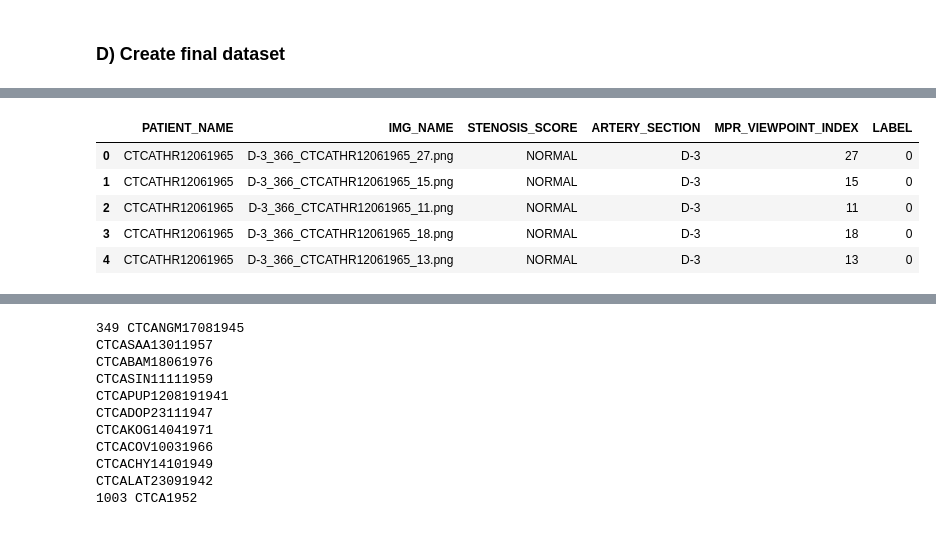
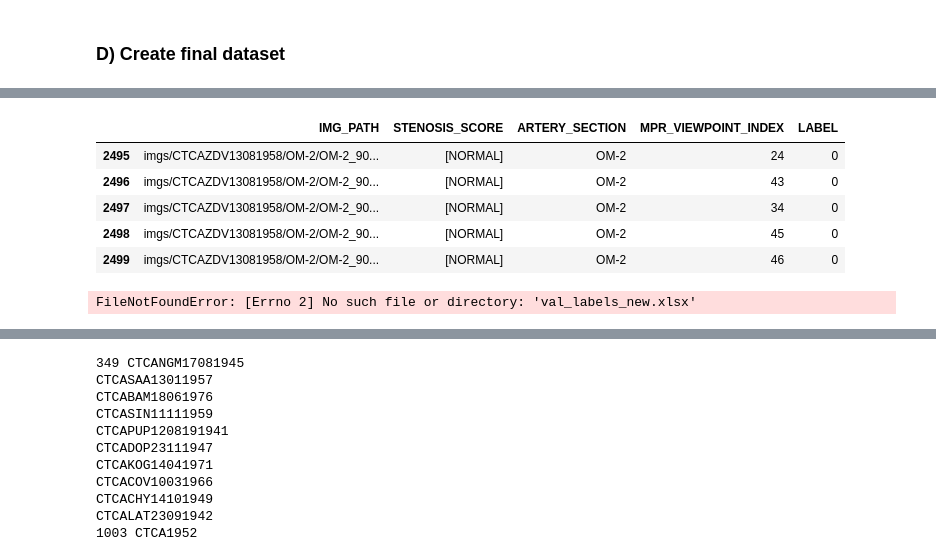
Before and after one commit to chrislee2012/CoronaryArteryStenosLevelClassification, a Jupyter notebook: notebooks/get_dataset_whole_process.ipynb, the cells around one changed output, grey strips where cells are left out. Cells and saved outputs as stored; diff of their text form; code cells hidden in the pictures.

```diff
--- a/notebooks/get_dataset_whole_process.ipynb
+++ b/notebooks/get_dataset_whole_process.ipynb
@@ -677 +924,3 @@ file_names_reports = list(reports['PATIENT_ID'])
+# %%
+file_names = os.listdir(PATH_TO_RENAME)
 # %%
@@ -781,6 +1033,8 @@ move_dataset_part(DATASET_PART_NAME, val_part, PATH_TO_DATA, PATH_TO_MOVE)
 train_files = os.listdir('/home/petryshak/CoronaryArteryPlaqueIdentification/data/binary_classification_only_lad/train')
 val_files = os.listdir('/home/petryshak/CoronaryArteryPlaqueIdentification/data/binary_classification_only_lad/val')
 test_files = os.listdir('/home/petryshak/CoronaryArteryPlaqueIdentification/data/binary_classification_only_lad/test')
+# %%
+reports = pd.read_excel('ExtractLabels/lad_rca_lcx.xlsx')
 # %%
 reports.tail()
 # %% [output]
@@ -793,45 +1047,37 @@ reports.tail()
 # %%
-PATH_TO_DATA = r'/home/petryshak/CoronaryArteryPlaqueIdentification/data/binary_classification_all_branches/train/imgs'
-list_of_patients = os.listdir(PATH_TO_DATA)
+PATH_TO_DATA = r'/home/petryshak/CoronaryArteryPlaqueIdentification/data/all_branches_with_pda_plv/test/imgs'
 # %%
-
-labels_csv = pd.DataFrame(columns=['PATIENT_NAME', 'IMG_NAME', 'STENOSIS_SCORE', 'ARTERY_SECTION', 'MPR_VIEWPOINT_INDEX', 'LABEL'])
-# labels_csv = pd.DataFrame(columns=['IMG_PATH', 'STENOSIS_SCORE', 'ARTERY_SECTION', 'MPR_VIEWPOINT_INDEX', 'LABEL'])
+list_of_patients = os.listdir(PATH_TO_DATA)
+# labels_csv = pd.DataFrame(columns=['PATIENT_NAME', 'IMG_NAME', 'STENOSIS_SCORE', 'ARTERY_SECTION', 'MPR_VIEWPOINT_INDEX', 'LABEL'])
+labels_csv = pd.DataFrame(columns=['IMG_PATH', 'STENOSIS_SCORE', 'ARTERY_SECTION', 'MPR_VIEWPOINT_INDEX', 'LABEL'])
 
 for i in tqdm(range(len(list_of_patients))):
-#     if i == 0:
-#         continue
-    if list_of_patients[i] in fif: #'1006 CTCA1961':#fif:
-        continue
 
-    print(list_of_patients[i])
     labels = get_labels(os.path.join(PATH_TO_DATA, list_of_patients[i]), reports)
     dict_labels_images = get_imgs_names_to_the_labels(os.path.join(PATH_TO_DATA, list_of_patients[i]), labels)
-
     for key in dict_labels_images:
         each_ind = 0
         for j in range(len(dict_labels_images[key])):
-#             if each_ind % 3 == 0:
             mpr_veiwpoint_index = dict_labels_images[key][j].strip('.png').split('_')[-1]
 
+            new_row = pd.Series(
+                                [
+                                    os.path.join('imgs/', list_of_patients[i], key[0], dict_labels_images[key][j]),
+                                    key[1].split('_'),
+                                    key[0],
+                                    mpr_veiwpoint_index,
+                                    key[2]
+                                ],
+                                index=labels_csv.columns)
 #             new_row = pd.Series(
 #                                 [
-#                                     os.path.join('imgs/', list_of_patients[i], key[0], dict_labels_images[key][j]),
+#                                     list_of_patients[i],
+#                                     dict_labels_images[key][j],
 #                                     key[1],
 #                                     key[0],
 #                                     mpr_veiwpoint_index,
 #                                     key[2]
 #                                 ],
 #                                 index=labels_csv.columns)
-            new_row = pd.Series(
-                                [
-                                    list_of_patients[i],
-                                    dict_labels_images[key][j],
-                                    key[1],
-                                    key[0],
-                                    mpr_veiwpoint_index,
-                                    key[2]
-                                ],
-                                index=labels_csv.columns)
             labels_csv = labels_csv.append(new_row, ignore_index=True)
 #             each_ind+=1
@@ -855,10 +1084,10 @@ CTCAKIK23071957
 # %%
-labels_csv.head()
+labels_csv.tail()
 # %% [output]
-|  | PATIENT_NAME | IMG_NAME | STENOSIS_SCORE | ARTERY_SECTION | MPR_VIEWPOINT_INDEX | LABEL |
-| 0 | CTCATHR12061965 | D-3_366_CTCATHR12061965_27.png | NORMAL | D-3 | 27 | 0 |
-| 1 | CTCATHR12061965 | D-3_366_CTCATHR12061965_15.png | NORMAL | D-3 | 15 | 0 |
-| 2 | CTCATHR12061965 | D-3_366_CTCATHR12061965_11.png | NORMAL | D-3 | 11 | 0 |
-| 3 | CTCATHR12061965 | D-3_366_CTCATHR12061965_18.png | NORMAL | D-3 | 18 | 0 |
-| 4 | CTCATHR12061965 | D-3_366_CTCATHR12061965_13.png | NORMAL | D-3 | 13 | 0 |
+|  | IMG_PATH | STENOSIS_SCORE | ARTERY_SECTION | MPR_VIEWPOINT_INDEX | LABEL |
+| 2495 | imgs/CTCAZDV13081958/OM-2/OM-2_90... | [NORMAL] | OM-2 | 24 | 0 |
+| 2496 | imgs/CTCAZDV13081958/OM-2/OM-2_90... | [NORMAL] | OM-2 | 43 | 0 |
+| 2497 | imgs/CTCAZDV13081958/OM-2/OM-2_90... | [NORMAL] | OM-2 | 34 | 0 |
+| 2498 | imgs/CTCAZDV13081958/OM-2/OM-2_90... | [NORMAL] | OM-2 | 45 | 0 |
+| 2499 | imgs/CTCAZDV13081958/OM-2/OM-2_90... | [NORMAL] | OM-2 | 46 | 0 |
 # %%
@@ -866,2 +1095,7 @@ labels_csv.to_csv('train_labels.csv')#, index=False)
+# %%
+from ast import literal_eval
+df1 = pd.read_excel('val_labels_new.xlsx')['STENOSIS_SCORE'].apply(literal_eval)
+# %% [output]
+FileNotFoundError: [Errno 2] No such file or directory: 'val_labels_new.xlsx'
 # %%
 labels_csv['STENOSIS_SCORE'].shape[0] / 3
```
Also changed, not shown: parts of 35 cells of this notebook, 1 other file.
